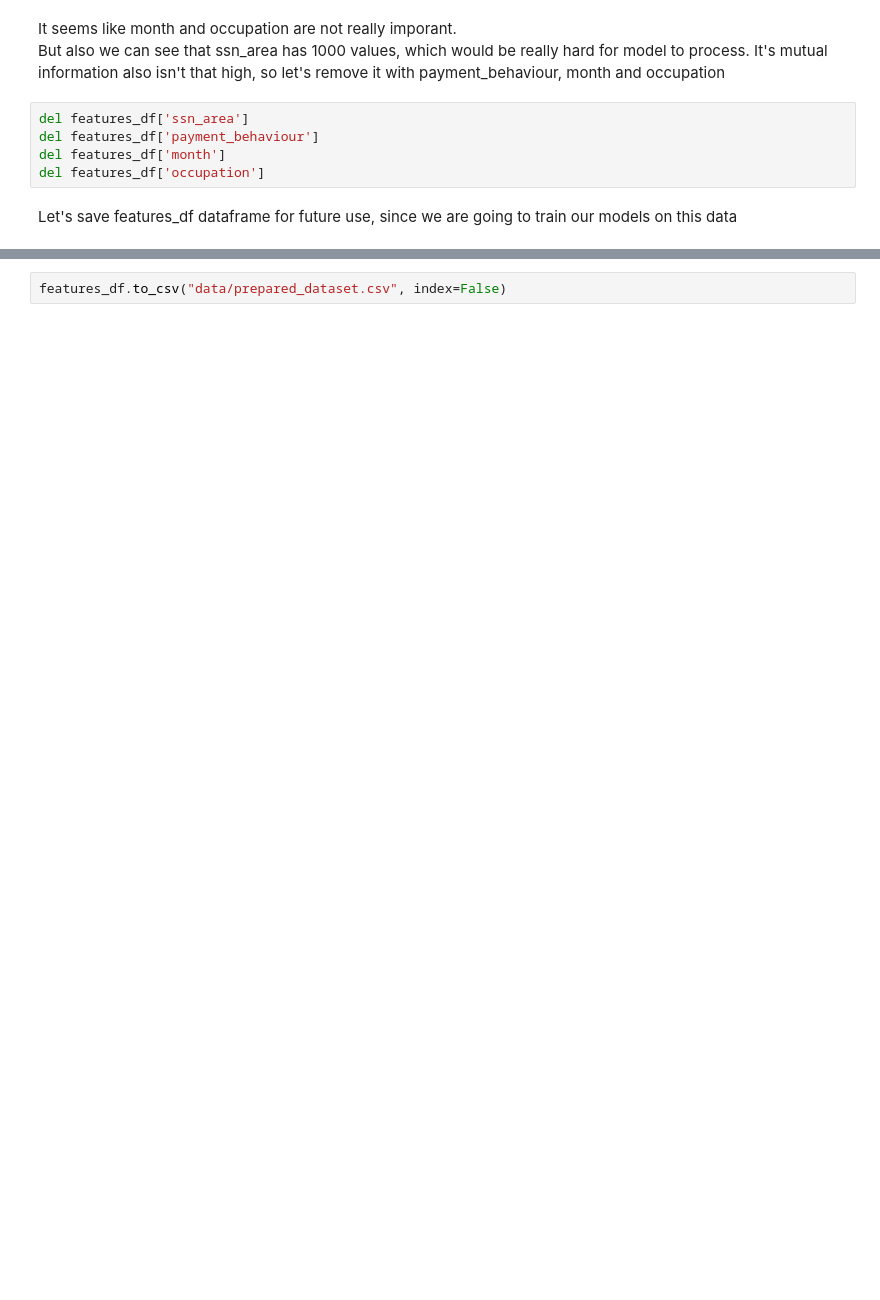
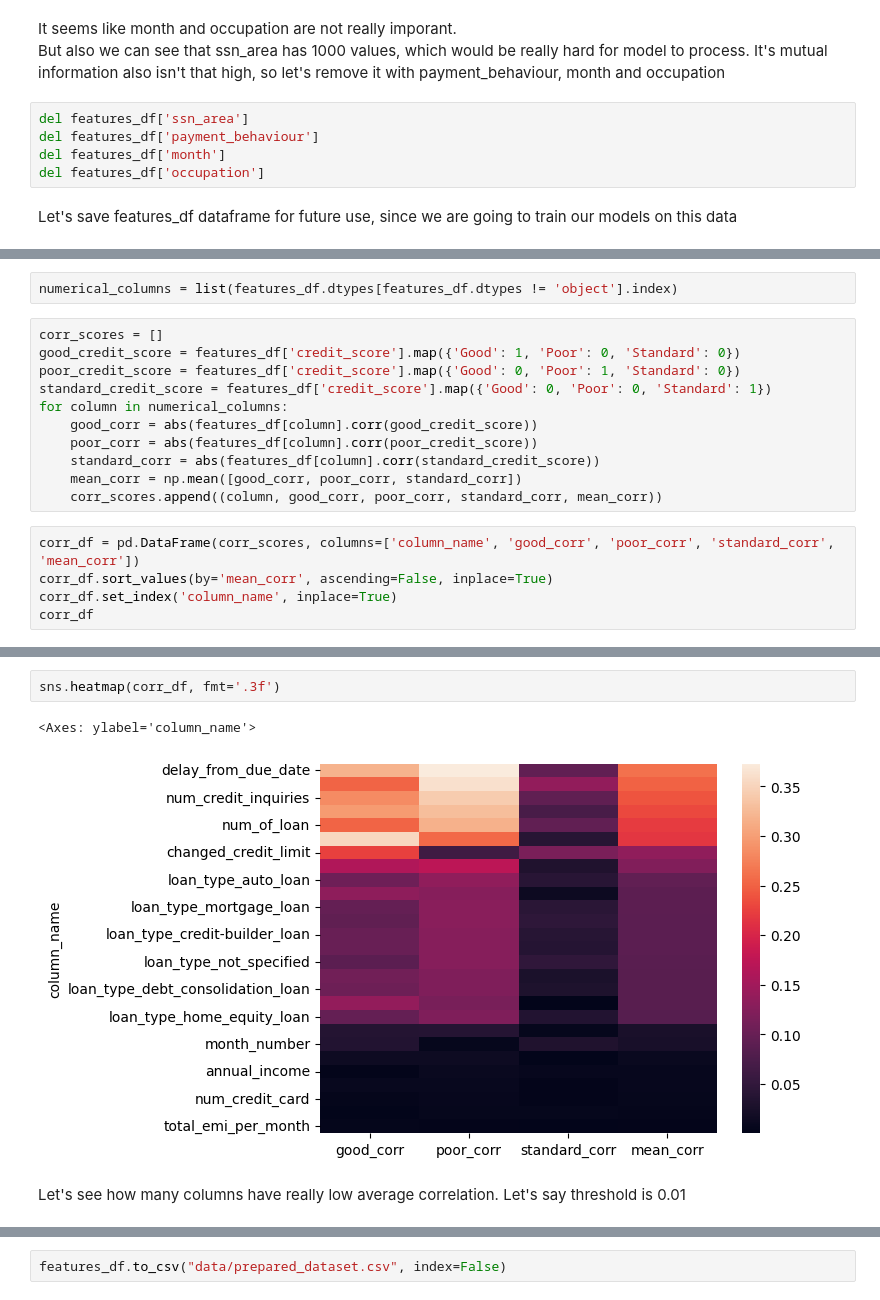
Before and after one commit to Stayermax/MLzoomcamp_midterm_project, a Jupyter notebook: notebook.ipynb, the cells around one changed output, grey strips where cells are left out. Saved outputs shown, nothing was run; the diff lists cells and outputs as text; blank space fills up the shorter version.

```diff
--- a/notebook.ipynb
+++ b/notebook.ipynb
@@ -1528,0 +1531,18 @@ Let's save features_df dataframe for future use, since we are going to train our
+# %%
+numerical_columns = list(features_df.dtypes[features_df.dtypes != 'object'].index)
+# %%
+corr_scores = []
+good_credit_score = features_df['credit_score'].map({'Good': 1, 'Poor': 0, 'Standard': 0})
+poor_credit_score = features_df['credit_score'].map({'Good': 0, 'Poor': 1, 'Standard': 0})
+standard_credit_score = features_df['credit_score'].map({'Good': 0, 'Poor': 0, 'Standard': 1})
+for column in numerical_columns:
+    good_corr = abs(features_df[column].corr(good_credit_score))
+    poor_corr = abs(features_df[column].corr(poor_credit_score))
+    standard_corr = abs(features_df[column].corr(standard_credit_score))
+    mean_corr = np.mean([good_corr, poor_corr, standard_corr])
+    corr_scores.append((column, good_corr, poor_corr, standard_corr, mean_corr))
+# %%
+corr_df = pd.DataFrame(corr_scores, columns=['column_name', 'good_corr', 'poor_corr', 'standard_corr', 'mean_corr'])
+corr_df.sort_values(by='mean_corr', ascending=False, inplace=True)
+corr_df.set_index('column_name', inplace=True)
+corr_df
@@ -1528,0 +1568,7 @@ Let's save features_df dataframe for future use, since we are going to train our
+# %%
+sns.heatmap(corr_df, fmt='.3f')
+# %% [output]
+<Axes: ylabel='column_name'>
+[figure, added]
+# %% [markdown]
+Let's see how many columns have really low average correlation. Let's say threshold is 0.01
```
Also changed, not shown: parts of 23 cells of this notebook, 4 other files.
